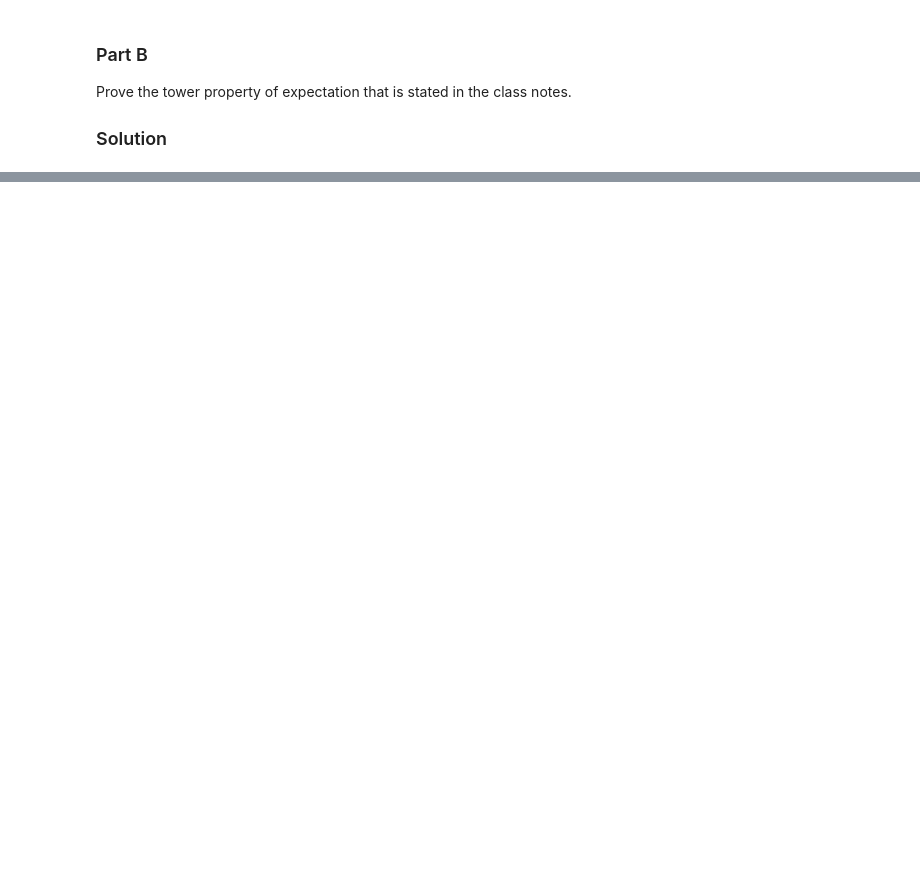
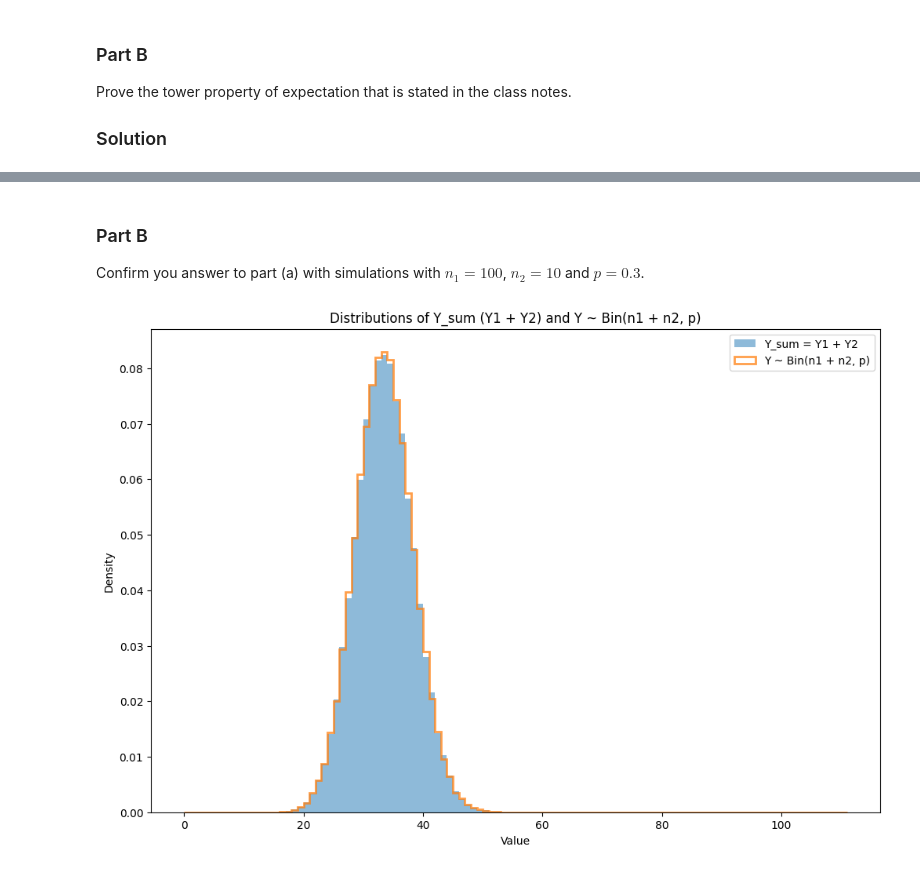
Before and after one commit to alexcraig043/math-50, a Jupyter notebook: homeworks/hw2.ipynb, the cells around one changed output, grey strips where cells are left out. Cells and saved outputs as stored; diff of their text form; code cells hidden in the pictures; blank space fills up the shorter version.

```diff
--- a/homeworks/hw2.ipynb
+++ b/homeworks/hw2.ipynb
@@ -56,0 +165,49 @@ Prove the tower property of expectation that is stated in the class notes.
+# %% [markdown]
+### Part B
+Confirm you answer to part (a) with simulations with $n_1 = 100$, $n_2 = 10$ and $p = 0.3$.
+# %%
+import numpy as np
+import matplotlib.pyplot as plt
+
+# Parameters
+n1 = 100
+n2 = 10
+p = 0.3
+
+# Number of simulations
+num_simulations = 100000
+
+# Simulating Y1 and Y2
+Y1 = np.random.binomial(n1, p, num_simulations)
+Y2 = np.random.binomial(n2, p, num_simulations)
+
+# Y = Y1 + Y2
+Y_sum = Y1 + Y2
+
+# Simulating Y
+Y = np.random.binomial(n1 + n2, p, num_simulations)
+
+# Plotting histograms
+plt.figure(figsize=(12, 8))
+
+plt.hist(
+    Y_sum, bins=range(n1 + n2 + 2), alpha=0.5, label="Y_sum = Y1 + Y2", density=True
+)
+plt.hist(
+    Y,
+    bins=range(n1 + n2 + 2),
+    alpha=0.75,
+    label="Y ~ Bin(n1 + n2, p)",
+    density=True,
+    histtype="step",
+    linewidth=2,
+)
+
+plt.xlabel("Value")
+plt.ylabel("Density")
+plt.title("Distributions of Y_sum (Y1 + Y2) and Y ~ Bin(n1 + n2, p)")
+plt.legend()
+
+plt.show()
+# %% [output]
+[figure, added]
```
Also changed, not shown: parts of 8 cells of this notebook, 8 other files.
